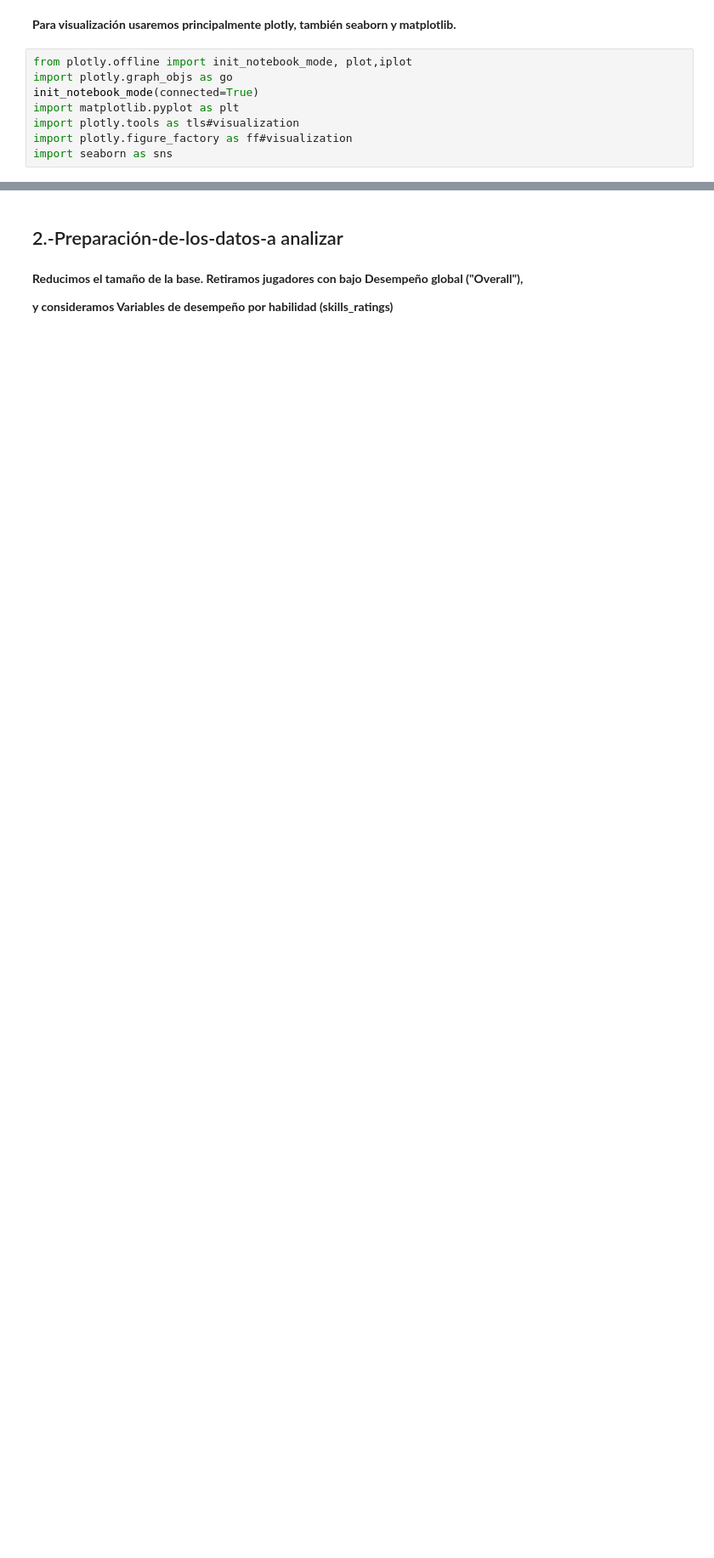
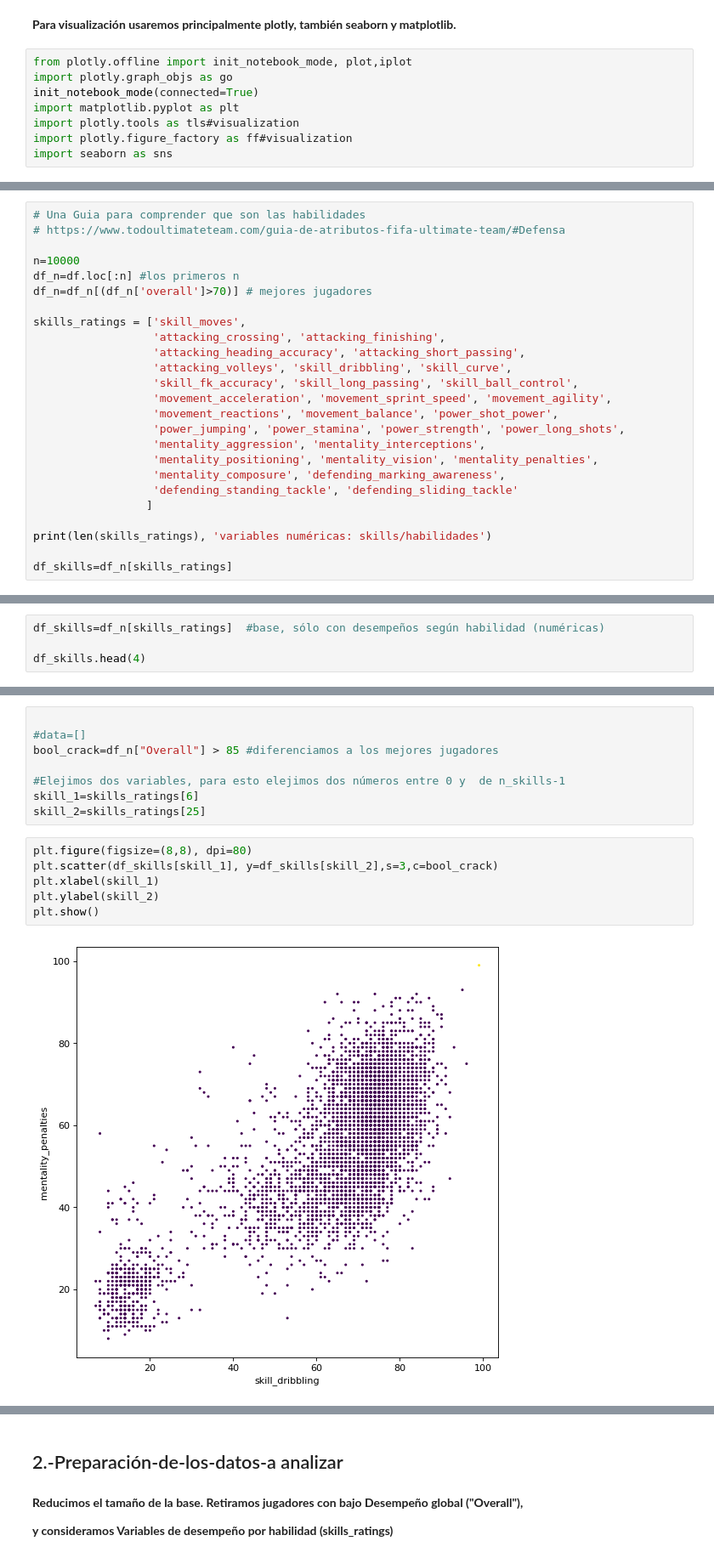
Before and after one commit to argennof/Data_A-V_2022, a Jupyter notebook: Práctico_NoSupervisado_fifa2022_G24.ipynb, the cells around one changed output, grey strips where cells are left out. Shown at 85% size. Cells and saved outputs as stored; diff of their text form; blank space fills up the shorter version.

```diff
--- a/Práctico_NoSupervisado_fifa2022_G24.ipynb
+++ b/Práctico_NoSupervisado_fifa2022_G24.ipynb
@@ -237,0 +102,25 @@ club_avg_overall.head(8)
+# %%
+# Una Guia para comprender que son las habilidades
+# https://www.todoultimateteam.com/guia-de-atributos-fifa-ultimate-team/#Defensa
+
+n=10000
+df_n=df.loc[:n] #los primeros n
+df_n=df_n[(df_n['overall']>70)] # mejores jugadores
+
+skills_ratings = ['skill_moves',
+                  'attacking_crossing', 'attacking_finishing',
+                  'attacking_heading_accuracy', 'attacking_short_passing',
+                  'attacking_volleys', 'skill_dribbling', 'skill_curve',
+                  'skill_fk_accuracy', 'skill_long_passing', 'skill_ball_control',
+                  'movement_acceleration', 'movement_sprint_speed', 'movement_agility',
+                  'movement_reactions', 'movement_balance', 'power_shot_power',
+                  'power_jumping', 'power_stamina', 'power_strength', 'power_long_shots',
+                  'mentality_aggression', 'mentality_interceptions',
+                  'mentality_positioning', 'mentality_vision', 'mentality_penalties',
+                  'mentality_composure', 'defending_marking_awareness',
+                  'defending_standing_tackle', 'defending_sliding_tackle'
+                 ]
+
+print(len(skills_ratings), 'variables numéricas: skills/habilidades')
+
+df_skills=df_n[skills_ratings]
@@ -237,0 +135,4 @@ club_avg_overall.head(8)
+# %%
+df_skills=df_n[skills_ratings]  #base, sólo con desempeños según habilidad (numéricas)
+
+df_skills.head(4)
@@ -237,0 +145,16 @@ club_avg_overall.head(8)
+# %%
+
+#data=[]
+bool_crack=df_n["Overall"] > 85 #diferenciamos a los mejores jugadores
+
+#Elejimos dos variables, para esto elejimos dos números entre 0 y  de n_skills-1
+skill_1=skills_ratings[6]
+skill_2=skills_ratings[25]
+# %%
+plt.figure(figsize=(8,8), dpi=80)
+plt.scatter(df_skills[skill_1], y=df_skills[skill_2],s=3,c=bool_crack)
+plt.xlabel(skill_1)
+plt.ylabel(skill_2)
+plt.show()
+# %% [output]
+[figure, added]
```
Also changed, not shown: parts of 38 cells of this notebook.
